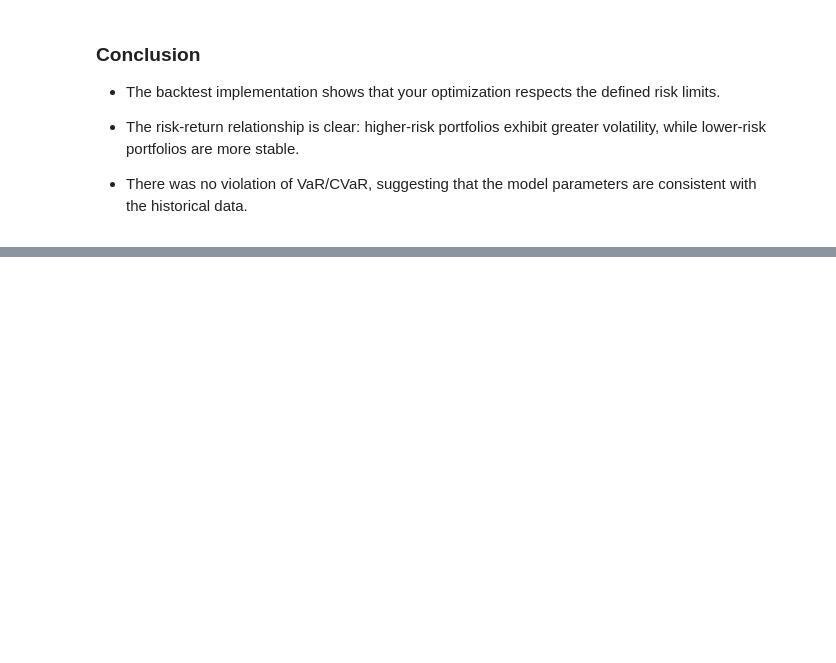
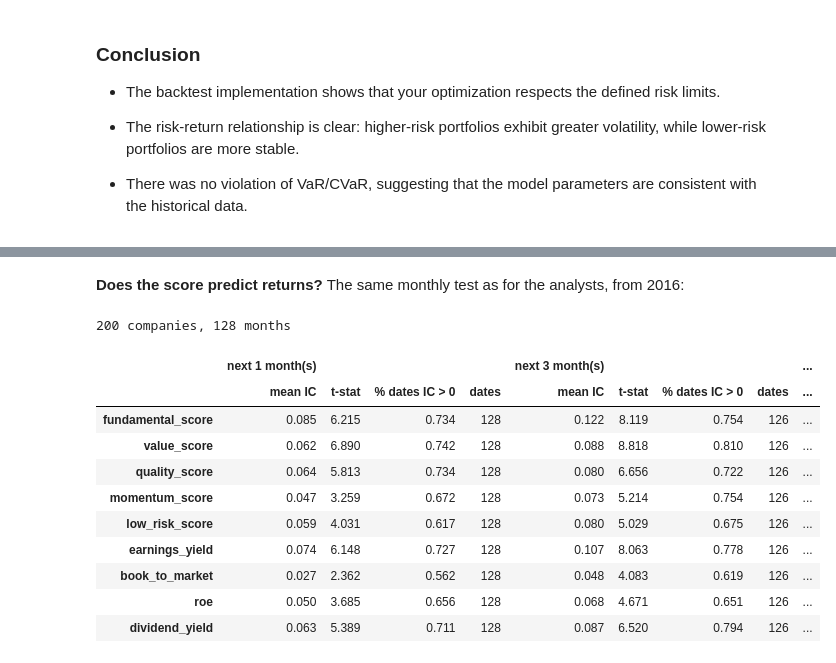
Before and after one commit to Brunoborges95/portfolio_eficiente, a Jupyter notebook: Portfólio Eficiente.ipynb, the cells around one changed output, grey strips where cells are left out. Cells and saved outputs as stored; diff of their text form; code cells hidden in the pictures; blank space fills up the shorter version.

```diff
--- a/Portfólio Eficiente.ipynb
+++ b/Portfólio Eficiente.ipynb
@@ -629,0 +1274,30 @@ fig.show()
+# %% [markdown]
+**Does the score predict returns?** The same monthly test as for the analysts, from 2016:
+# %%
+companies, _ = fundamentals.companies_for(uni[uni["asset_class"] == "Stocks"][["symbol", "sector", "adtv"]])
+fund_quotes = market_data.download_quotes(fundamentals.quote_symbols(companies), "2014-06-01", TODAY)
+panel = fundamentals.filings()
+cal = fund_quotes["close"].index
+fund_dates = [cal[cal.searchsorted(d, side="right") - 1] for d in pd.date_range("2016-01-31", TODAY - pd.DateOffset(months=1), freq="ME")]
+fund_signals = research.fundamental_signals(companies, panel, fund_quotes, fund_dates)
+tr = market_data.total_return_index(fund_quotes["close"], fund_quotes["dividends"])
+tr = tr[companies["price_symbol"]].set_axis(companies.index, axis=1)
+fund_cols = ["fundamental_score", "value_score", "quality_score", "momentum_score", "low_risk_score",
+             "earnings_yield", "book_to_market", "roe", "dividend_yield"]
+fund_ic = {f"next {m} month(s)": research.summarize_ic(research.information_coefficients(
+    fund_signals, research.forward_returns(tr, fund_dates, m), min_names=30, columns=fund_cols)) for m in (1, 3, 12)}
+print(f"{len(companies)} companies, {len(fund_dates)} months")
+pd.concat(fund_ic, axis=1).round(3)
+# %% [output]
+200 companies, 128 months
+|  | next 1 month(s) |  |  |  | next 3 month(s) |  |  |  | ... |
+|  | mean IC | t-stat | % dates IC > 0 | dates | mean IC | t-stat | % dates IC > 0 | dates | ... |
+| fundamental_score | 0.085 | 6.215 | 0.734 | 128 | 0.122 | 8.119 | 0.754 | 126 | ... |
+| value_score | 0.062 | 6.890 | 0.742 | 128 | 0.088 | 8.818 | 0.810 | 126 | ... |
+| quality_score | 0.064 | 5.813 | 0.734 | 128 | 0.080 | 6.656 | 0.722 | 126 | ... |
+| momentum_score | 0.047 | 3.259 | 0.672 | 128 | 0.073 | 5.214 | 0.754 | 126 | ... |
+| low_risk_score | 0.059 | 4.031 | 0.617 | 128 | 0.080 | 5.029 | 0.675 | 126 | ... |
+| earnings_yield | 0.074 | 6.148 | 0.727 | 128 | 0.107 | 8.063 | 0.778 | 126 | ... |
+| book_to_market | 0.027 | 2.362 | 0.562 | 128 | 0.048 | 4.083 | 0.619 | 126 | ... |
+| roe | 0.050 | 3.685 | 0.656 | 128 | 0.068 | 4.671 | 0.651 | 126 | ... |
+| dividend_yield | 0.063 | 5.389 | 0.711 | 128 | 0.087 | 6.520 | 0.794 | 126 | ... |
```
Also changed, not shown: parts of 66 cells of this notebook, 36 other files.
